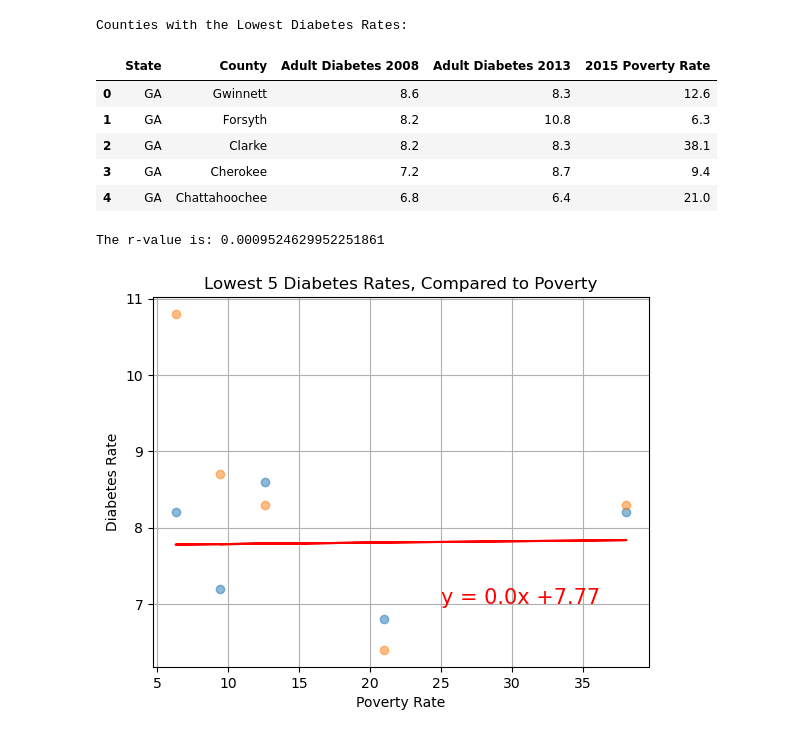
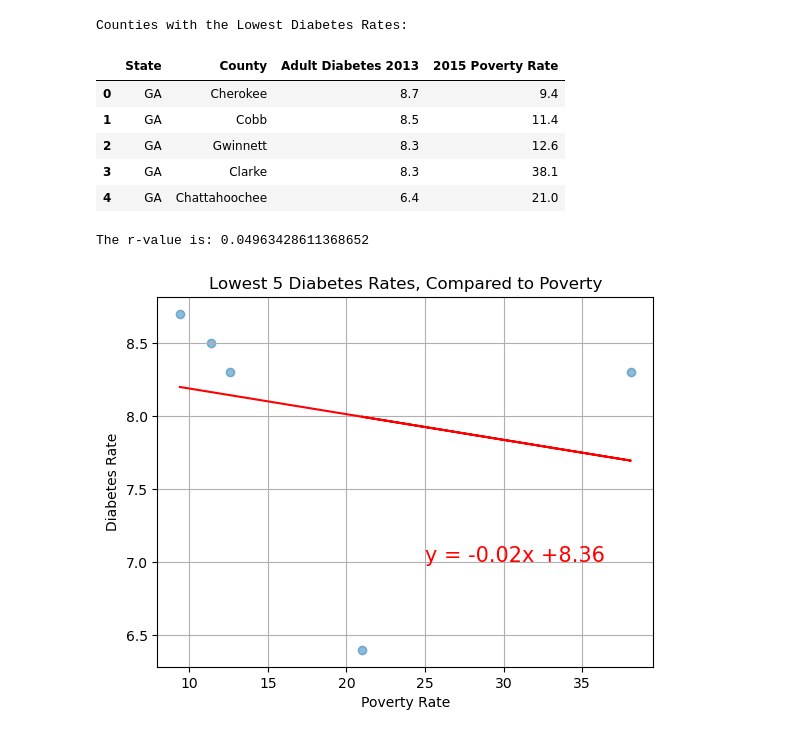
Before and after one commit to anishak520/Project1, a Jupyter notebook: FoodEnvironmentAtlas2/diabetesvspoverty.ipynb, the cells around one changed output. Cells and saved outputs as stored; diff of their text form; code cells hidden in the pictures.

```diff
--- a/FoodEnvironmentAtlas2/diabetesvspoverty.ipynb
+++ b/FoodEnvironmentAtlas2/diabetesvspoverty.ipynb
@@ -28,7 +28,7 @@ combined_df = pd.merge(environmental_atlas_df, environmental_atlas_df2, on=["Sta
 # You can access the columns from both sheets as needed
 georgia_county_filter = combined_df['State']== 'GA'
 
-GAcounties = combined_df.loc[georgia_county_filter, ["State", "County", "PCT_DIABETES_ADULTS08", "PCT_DIABETES_ADULTS13", "POVRATE15"]]
+GAcounties = combined_df.loc[georgia_county_filter, ["State", "County", "PCT_DIABETES_ADULTS13", "POVRATE15"]]
 
 GAcounties.reset_index()
 # Example: Print the first few rows of the combined DataFrame
@@ -108,6 +105,6 @@ The r-value is: 0.3441578590845827
 # %%
 # Sort the DataFrame based on the "Diabetes_Adults_2017" column in descending order
-GAcounties_sorted = GAcounties.sort_values(by="Adult Diabetes 2008", ascending=False)
+GAcounties_sorted = GAcounties.sort_values(by="Adult Diabetes 2013", ascending=False)
 
 # Get the top 5 counties with the highest values
 top_5_counties = GAcounties_sorted.head(5)
@@ -157,33 +154,33 @@ print("\nCounties with the Lowest Diabetes Rates:")
 bottom_5_counties
 # %% [output]
 Counties with the Lowest Diabetes Rates:
-|  | State | County | Adult Diabetes 2008 | Adult Diabetes 2013 | 2015 Poverty Rate |
-| 0 | GA | Gwinnett | 8.6 | 8.3 | 12.6 |
-| 1 | GA | Forsyth | 8.2 | 10.8 | 6.3 |
-| 2 | GA | Clarke | 8.2 | 8.3 | 38.1 |
-| 3 | GA | Cherokee | 7.2 | 8.7 | 9.4 |
-| 4 | GA | Chattahoochee | 6.8 | 6.4 | 21.0 |
+|  | State | County | Adult Diabetes 2013 | 2015 Poverty Rate |
+| 0 | GA | Cherokee | 8.7 | 9.4 |
+| 1 | GA | Cobb | 8.5 | 11.4 |
+| 2 | GA | Gwinnett | 8.3 | 12.6 |
+| 3 | GA | Clarke | 8.3 | 38.1 |
+| 4 | GA | Chattahoochee | 6.4 | 21.0 |
 # %%
-diabetes_column = "Adult Diabetes 2008", "Adult Diabetes 2013"
+diabetes_column = "Adult Diabetes 2013"
 poverty_column = "2015 Poverty Rate"
-slope, intercept, rvalue, pvalue, stderr = linregress(bottom_5_counties[poverty_column], bottom_5_counties[diabetes_column[0]])
+slope, intercept, rvalue, pvalue, stderr = linregress(bottom_5_counties[poverty_column], bottom_5_counties[diabetes_column])
 # Scatter plot
-plt.scatter(bottom_5_counties[poverty_column], bottom_5_counties[diabetes_column[0]], label="2008", alpha=0.5)
-plt.scatter(bottom_5_counties[poverty_column], bottom_5_counties[diabetes_column[1]], label="2013", alpha=0.5)
+
+plt.scatter(bottom_5_counties[poverty_column], bottom_5_counties[diabetes_column], label="2013", alpha=0.5)
 regress_values = bottom_5_counties[poverty_column] * slope + intercept
 # Create line equation string
 line_eq = "y = " + str(round(slope,2)) + "x +" + str(round(intercept,2))
 
 plt.plot(bottom_5_counties[poverty_column], regress_values, color='red', label='Linear Regression')
 plt.title("Lowest 5 Diabetes Rates, Compared to Poverty")
 plt.xlabel("Poverty Rate")
 plt.ylabel("Diabetes Rate")
 plt.grid(True)
 # Print r value
 print(f"The r-value is: {rvalue**2}")
 #show plot
 plt.annotate(line_eq,(25,7),fontsize=15,color="red")
 plt.show()
 # %% [output]
-The r-value is: 0.0009524629952251861
+The r-value is: 0.04963428611368652
-[figure, old version]
+[figure, new version]
```
Also changed, not shown: parts of 6 cells of this notebook.
